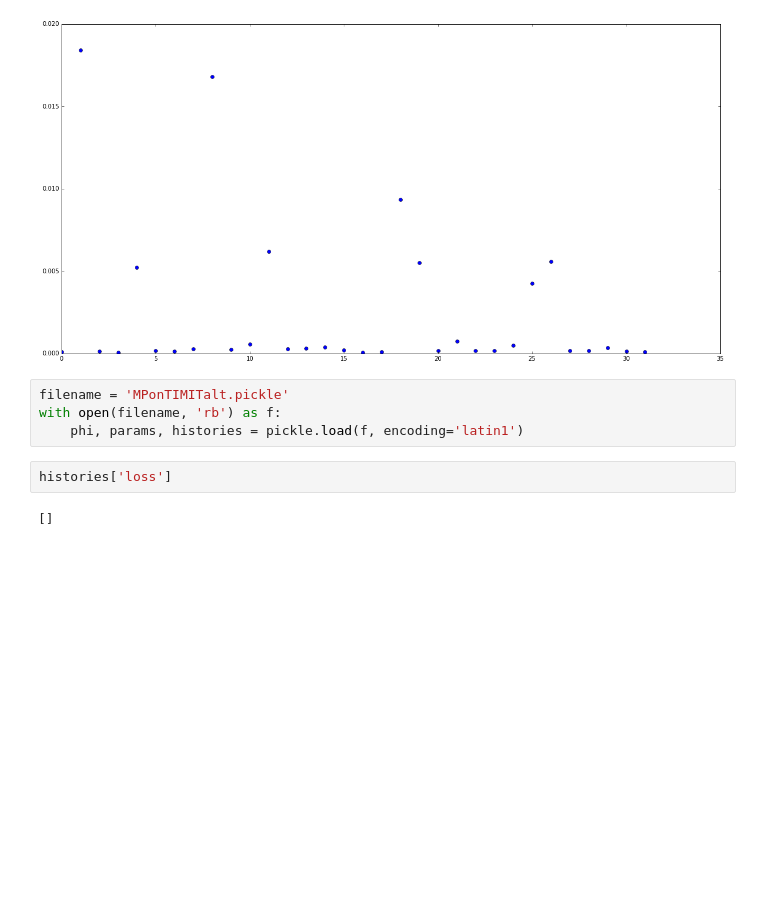
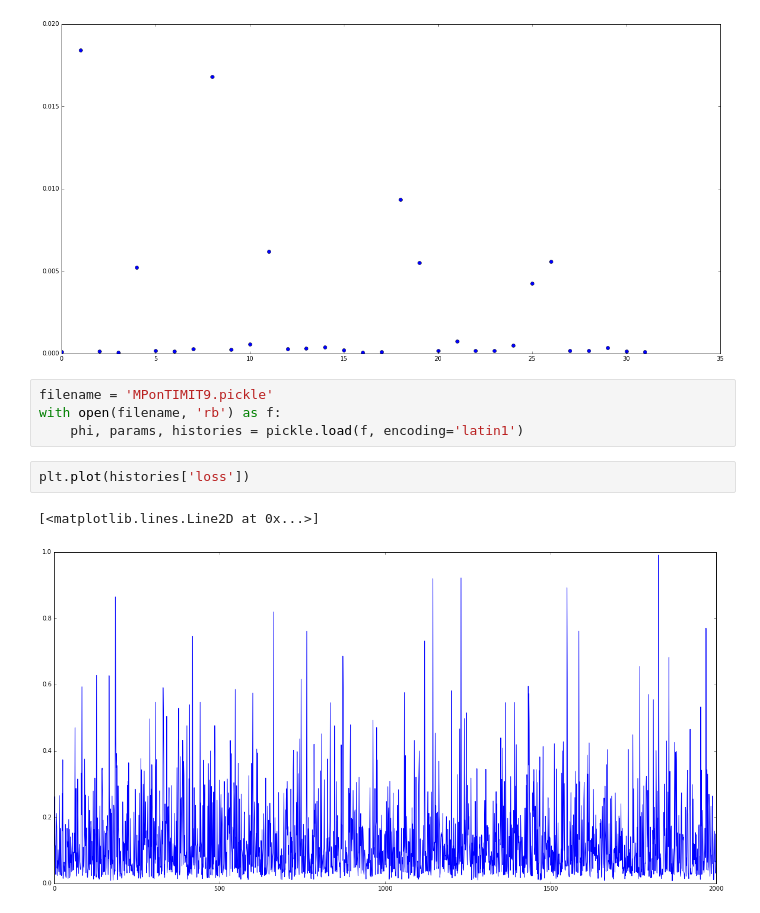
Before and after one commit to emdodds/matching-pursuit, a Jupyter notebook: Notebooks/check results.ipynb, the cells around one changed output. Drawn from its saved outputs; the diff is of its cells as text; blank space fills up the shorter version.

```diff
--- a/Notebooks/check results.ipynb
+++ b/Notebooks/check results.ipynb
@@ -155,10 +155,11 @@ plt.plot(histories['meanacts'],'bo')
 [<matplotlib.lines.Line2D at 0x...>]
 [figure]
 # %%
-filename = 'MPonTIMITalt.pickle'
+filename = 'MPonTIMIT9.pickle'
 with open(filename, 'rb') as f:
     phi, params, histories = pickle.load(f, encoding='latin1')
-# %%
-histories['loss']
-# %% [output]
-[]
+# %%
+plt.plot(histories['loss'])
+# %% [output]
+[<matplotlib.lines.Line2D at 0x...>]
+[figure, added]
```
Also changed, not shown: parts of 2 cells of this notebook, 2 other files.
